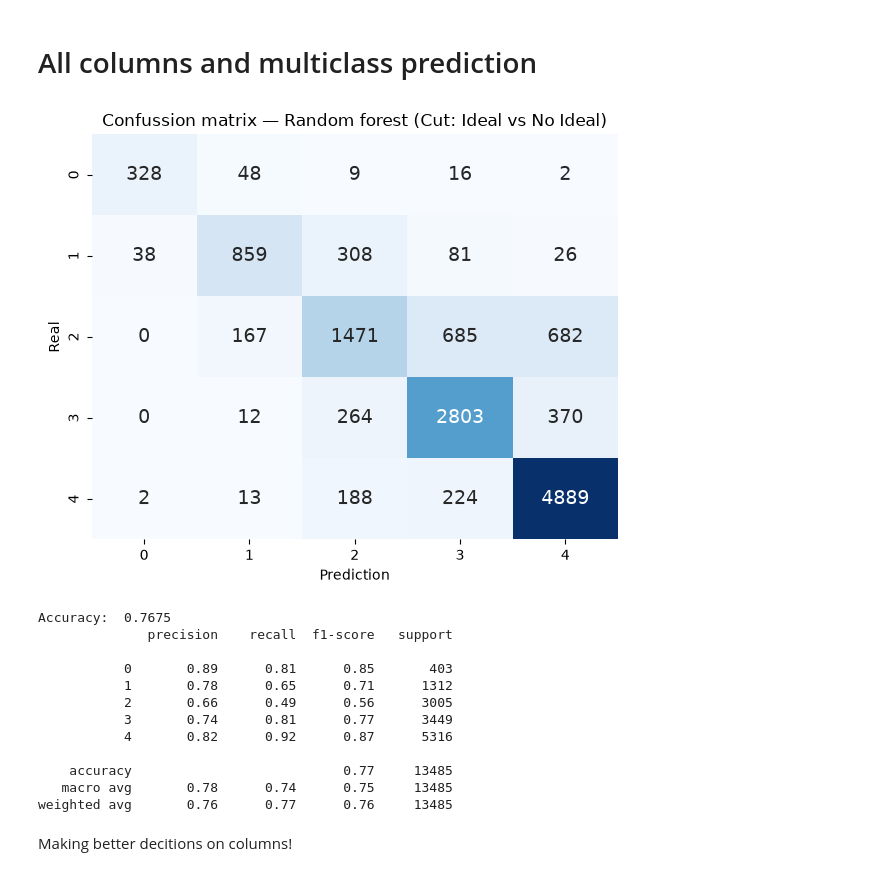
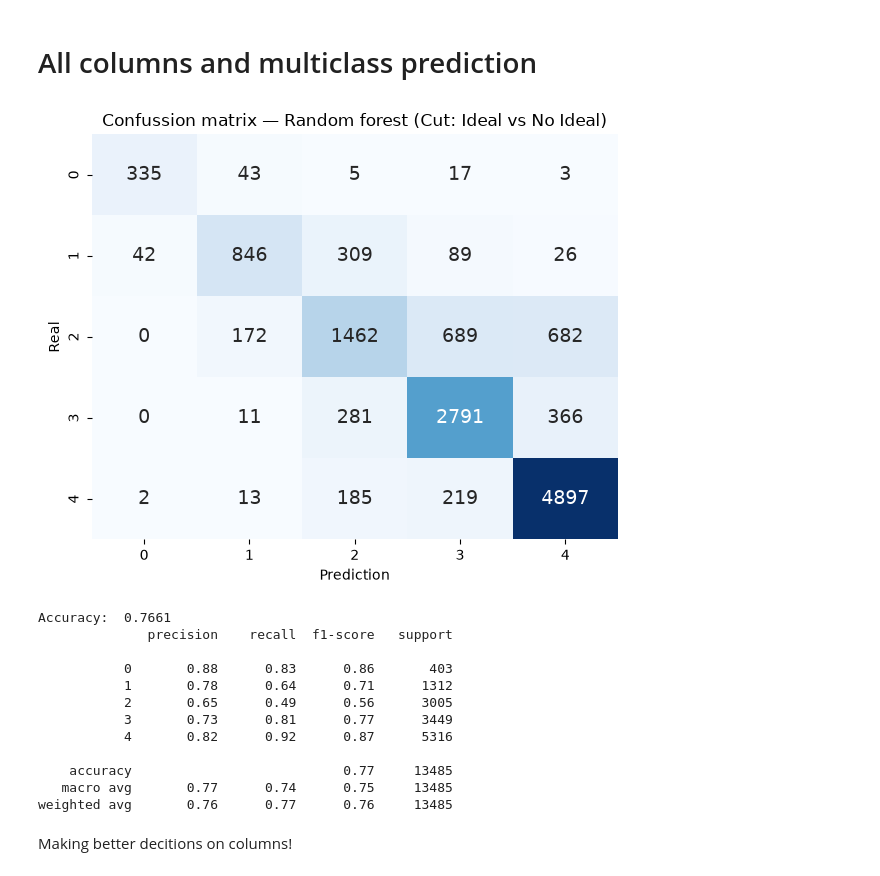
Before and after one commit to Alejoso/taller2-aprendizaje-automatico, a Jupyter notebook: randomForest.ipynb, the cells around one changed output. Cells and saved outputs as stored; diff of their text form; code cells hidden in the pictures.

```diff
--- a/randomForest.ipynb
+++ b/randomForest.ipynb
@@ -22,6 +23,9 @@ num_cols = ["carat", "depth", "table", "x", "y", "z", "price"]
 cat_cols = ["cut", "color", "clarity"]
 
 df[num_cols] = df[num_cols].apply(pd.to_numeric, errors="coerce")
+
+# Apply this function because it does not generate data leakage
+df["price"] = np.log1p(df["price"])
 # %% [markdown]
 # One column - same as case 1 of the logistic regression
 # %%
@@ -118,16 +136,28 @@ F1-score:  0.8550
 # %%
 cut_order = {'Fair': 0, 'Good': 1, 'Very Good': 2, 'Premium': 3, 'Ideal': 4}
 # %%
-num_cols = ["carat", "depth", "table", "x", "y", "z", "price"]
+stardard_cols = ["table", "x", "y", "z", "price"]
+robust_cols = ["depth"]
+boxcox_cols = ["carat"]
 cat_cols = ["color", "clarity"]
 
-X = df[num_cols + cat_cols]
+X = df[stardard_cols + robust_cols + cat_cols + boxcox_cols]
 y = df["cut"]
 y = df['cut'].map(cut_order)
 
-numeric_pipeline = Pipeline([
+standard_pipeline = Pipeline([
     ("imputer", SimpleImputer(strategy="mean")),
     ("scaler", StandardScaler()),
+])
+
+robust_pipeline = Pipeline([
+    ("imputer", SimpleImputer(strategy="median")),
+    ("scaler", RobustScaler()),
+])
+
+boxcox_pipeline = Pipeline([
+    ("imputer", SimpleImputer(strategy="median")),
+    ("boxcox", PowerTransformer(method="box-cox", standardize=True)),  # Does not need standard scaler
 ])
 
 catecorical_pipeline = Pipeline([
@@ -136,51 +166,53 @@ catecorical_pipeline = Pipeline([
 ])
 
 preprocess = ColumnTransformer([
-    ("num", numeric_pipeline, num_cols),
+    ("standard", standard_pipeline, stardard_cols),
+    ("robust", robust_pipeline, robust_cols),
+    ("box-cox", boxcox_pipeline, boxcox_cols),
     ("cat", catecorical_pipeline, cat_cols),
 ])
 
 model = Pipeline([
     ("preprocess", preprocess),
-    ("regression", RandomForestClassifier(
+    ("random_forest", RandomForestClassifier(
         criterion="gini",
         n_estimators=100
     )),
 ])
 
 X_train, X_test, y_train, y_test = train_test_split(X, y, test_size=0.25, random_state=777)
 
 model.fit(X_train, y_train) # Here we fit and transform the information
 y_pred = model.predict(X_test) # Here we only trasnform and predict
 
 # Metrics
 cm = confusion_matrix(y_test, y_pred)
 acc = accuracy_score(y_test, y_pred)
 report = classification_report(y_test, y_pred)
 
 plt.figure(figsize=(6, 5))
 sns.heatmap(cm, annot=True, fmt='d', cmap='Blues',
             cbar=False, annot_kws={'size': 14})
 plt.xlabel('Prediction')
 plt.ylabel('Real')
 plt.title('Confussion matrix — Random forest (Cut: Ideal vs No Ideal)')
 plt.tight_layout()
 plt.show()
 print(f"Accuracy:  {acc:.4f}")
 print(report)
 # %% [output]
-[figure, old version]
+[figure, new version]
-Accuracy:  0.7675
+Accuracy:  0.7661
               precision    recall  f1-score   support
 
-           0       0.89      0.81      0.85       403
-           1       0.78      0.65      0.71      1312
-           2       0.66      0.49      0.56      3005
-           3       0.74      0.81      0.77      3449
+           0       0.88      0.83      0.86       403
+           1       0.78      0.64      0.71      1312
+           2       0.65      0.49      0.56      3005
+           3       0.73      0.81      0.77      3449
            4       0.82      0.92      0.87      5316
 
     accuracy                           0.77     13485
-   macro avg       0.78      0.74      0.75     13485
+   macro avg       0.77      0.74      0.75     13485
 weighted avg       0.76      0.77      0.76     13485
 # %% [markdown]
 Making better decitions on columns!
```
Also changed, not shown: parts of 3 cells of this notebook, 3 other files.
